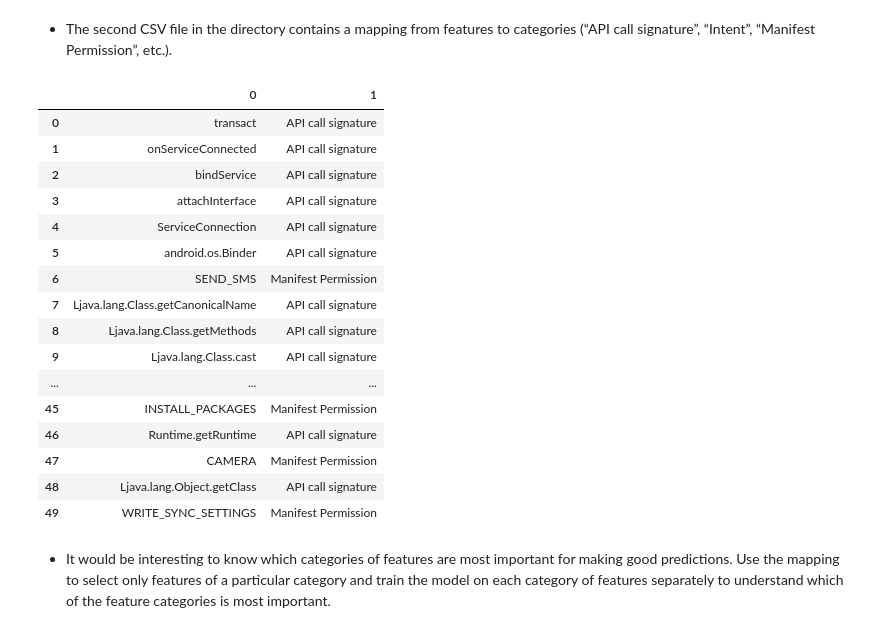
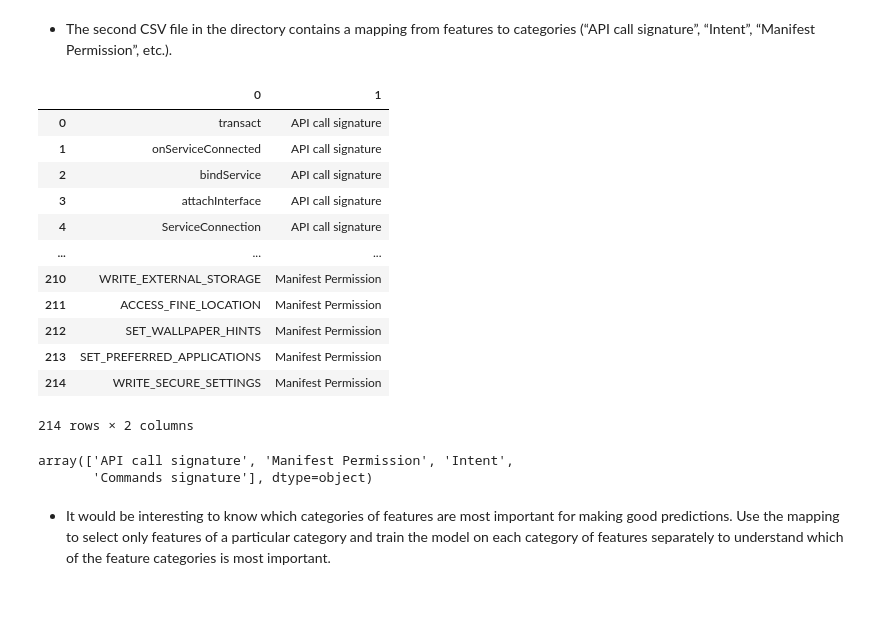
Before and after one commit to minellogiacomo/Artificial-Intelligence-for-Security, a Jupyter notebook: AI4S2.ipynb, the cells around one changed output. Drawn from its saved outputs; the diff is of its cells as text; code cells hidden in the pictures; blank space fills up the shorter version.

```diff
--- a/AI4S2.ipynb
+++ b/AI4S2.ipynb
@@ -65,5 +66,7 @@ df.head(10)
 # %%
 df=df.drop(['TelephonyManager.getSimCountryIso'],axis=1) #ok we should drop just the line but it's ok anyway
+# %%
+feature_mapping=feature_mapping.drop(index=92)
 # %% [markdown]
 - What types of features look most predictive of the class?
 # %%
@@ -137,26 +146,28 @@ sorted(zip(clf_dt.feature_importances_,df.columns ),reverse=True)
 #we saw it with the tree, not so bad
 # %% [markdown]
 - The second CSV file in the directory contains a mapping from features to categories (“API call signature”, “Intent”, “Manifest Permission”, etc.).
-# %%
-feature_mapping.head(50)
-# %% [output]
-|  | 0 | 1 |
-| 0 | transact | API call signature |
-| 1 | onServiceConnected | API call signature |
-| 2 | bindService | API call signature |
-| 3 | attachInterface | API call signature |
-| 4 | ServiceConnection | API call signature |
-| 5 | android.os.Binder | API call signature |
-| 6 | SEND_SMS | Manifest Permission |
-| 7 | Ljava.lang.Class.getCanonicalName | API call signature |
-| 8 | Ljava.lang.Class.getMethods | API call signature |
-| 9 | Ljava.lang.Class.cast | API call signature |
-| ... | ... | ... |
-| 45 | INSTALL_PACKAGES | Manifest Permission |
-| 46 | Runtime.getRuntime | API call signature |
-| 47 | CAMERA | Manifest Permission |
-| 48 | Ljava.lang.Object.getClass | API call signature |
-| 49 | WRITE_SYNC_SETTINGS | Manifest Permission |
+# %%
+feature_mapping=feature_mapping.drop(index=215)
+feature_mapping
+# %% [output]
+|  | 0 | 1 |
+| 0 | transact | API call signature |
+| 1 | onServiceConnected | API call signature |
+| 2 | bindService | API call signature |
+| 3 | attachInterface | API call signature |
+| 4 | ServiceConnection | API call signature |
+| ... | ... | ... |
+| 210 | WRITE_EXTERNAL_STORAGE | Manifest Permission |
+| 211 | ACCESS_FINE_LOCATION | Manifest Permission |
+| 212 | SET_WALLPAPER_HINTS | Manifest Permission |
+| 213 | SET_PREFERRED_APPLICATIONS | Manifest Permission |
+| 214 | WRITE_SECURE_SETTINGS | Manifest Permission |
+214 rows × 2 columns
+# %%
+feature_mapping[1].unique()
+# %% [output]
+array(['API call signature', 'Manifest Permission', 'Intent',
+       'Commands signature'], dtype=object)
 # %% [markdown]
 - It would be interesting to know which categories of features are most important for making good
 predictions. Use the mapping to select only features of a particular category and train the model
```
Also changed, not shown: parts of 12 cells of this notebook.
